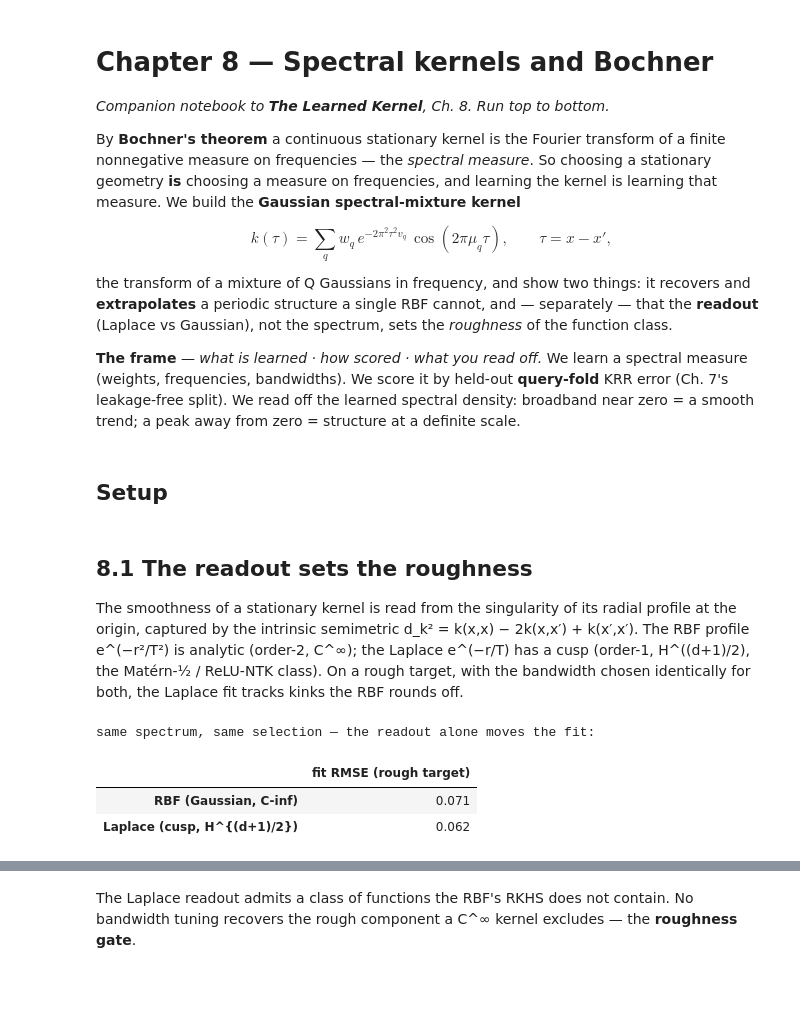
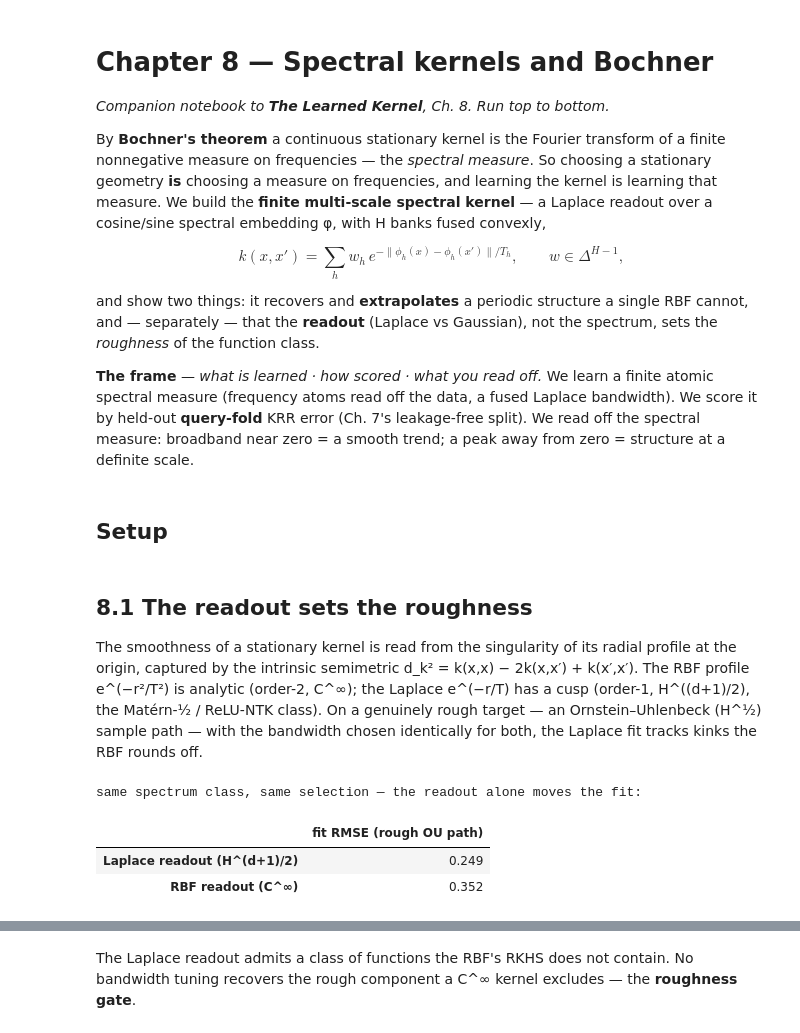
Before and after one commit to asudjianto-xml/Learned-Kernel, a Jupyter notebook: notebooks/ch08_spectral_bochner.ipynb, the cells around one changed output, grey strips where cells are left out. Drawn from its saved outputs; the diff is of its cells as text; code cells hidden in the pictures; blank space fills up the shorter version.

```diff
--- a/notebooks/ch08_spectral_bochner.ipynb
+++ b/notebooks/ch08_spectral_bochner.ipynb
@@ -6,19 +6,20 @@
 By **Bochner's theorem** a continuous stationary kernel is the Fourier transform of a
 finite nonnegative measure on frequencies — the *spectral measure*. So choosing a
 stationary geometry **is** choosing a measure on frequencies, and learning the kernel is
-learning that measure. We build the **Gaussian spectral-mixture kernel**
+learning that measure. We build the **finite multi-scale spectral kernel** — a Laplace
+readout over a cosine/sine spectral embedding φ, with H banks fused convexly,
 
-$$ k(\tau) = \sum_q w_q\, e^{-2\pi^2 \tau^2 v_q}\, \cos(2\pi \mu_q \tau), \qquad \tau = x - x', $$
+$$ k(x,x') = \sum_h w_h\, e^{-\|\phi_h(x)-\phi_h(x')\| / T_h}, \qquad w\in\Delta^{H-1}, $$
 
-the transform of a mixture of Q Gaussians in frequency, and show two things: it recovers
-and **extrapolates** a periodic structure a single RBF cannot, and — separately — that the
-**readout** (Laplace vs Gaussian), not the spectrum, sets the *roughness* of the function
-class.
+and show two things: it recovers and **extrapolates** a periodic structure a single RBF
+cannot, and — separately — that the **readout** (Laplace vs Gaussian), not the spectrum,
+sets the *roughness* of the function class.
 
-**The frame** — *what is learned · how scored · what you read off.* We learn a spectral
-measure (weights, frequencies, bandwidths). We score it by held-out **query-fold** KRR error
-(Ch. 7's leakage-free split). We read off the learned spectral density: broadband near zero
-= a smooth trend; a peak away from zero = structure at a definite scale.
+**The frame** — *what is learned · how scored · what you read off.* We learn a finite
+atomic spectral measure (frequency atoms read off the data, a fused Laplace bandwidth). We
+score it by held-out **query-fold** KRR error (Ch. 7's leakage-free split). We read off the
+spectral measure: broadband near zero = a smooth trend; a peak away from zero = structure at
+a definite scale.
 # %% [markdown]
 ## Setup
 # %%
@@ -46,18 +47,21 @@ set_style()
 The smoothness of a stationary kernel is read from the singularity of its radial profile at
 the origin, captured by the intrinsic semimetric d_k² = k(x,x) − 2k(x,x′) + k(x′,x′). The
 RBF profile e^(−r²/T²) is analytic (order-2, C^∞); the Laplace e^(−r/T) has a cusp
-(order-1, H^((d+1)/2), the Matérn-½ / ReLU-NTK class). On a rough target, with the
-bandwidth chosen identically for both, the Laplace fit tracks kinks the RBF rounds off.
+(order-1, H^((d+1)/2), the Matérn-½ / ReLU-NTK class). On a genuinely rough target — an
+Ornstein–Uhlenbeck (H^½) sample path — with the bandwidth chosen identically for both, the
+Laplace fit tracks kinks the RBF rounds off.
 # %%
 r = ch08.roughness_ladder_demo(seed=0)
-tbl = pd.DataFrame({"fit RMSE (rough target)": {k: round(v, 3) for k, v in r["rmse"].items()}})
-print("same spectrum, same selection — the readout alone moves the fit:")
+tbl = pd.DataFrame(
+    {"fit RMSE (rough OU path)": {"Laplace readout (H^(d+1)/2)": round(r["laplace_rmse"], 3),
+                                  "RBF readout (C^∞)": round(r["rbf_rmse"], 3)}})
+print("same spectrum class, same selection — the readout alone moves the fit:")
 tbl
 # %% [output]
-same spectrum, same selection — the readout alone moves the fit:
+same spectrum class, same selection — the readout alone moves the fit:
-|  | fit RMSE (rough target) |
-| RBF (Gaussian, C-inf) | 0.071 |
-| Laplace (cusp, H^{(d+1)/2}) | 0.062 |
+|  | fit RMSE (rough OU path) |
+| Laplace readout (H^(d+1)/2) | 0.249 |
+| RBF readout (C^∞) | 0.352 |
 # %%
 ch08.make_roughness_figure(seed=0)
 plt.show()
```
Also changed, not shown: parts of 21 cells of this notebook, 3 other files.
